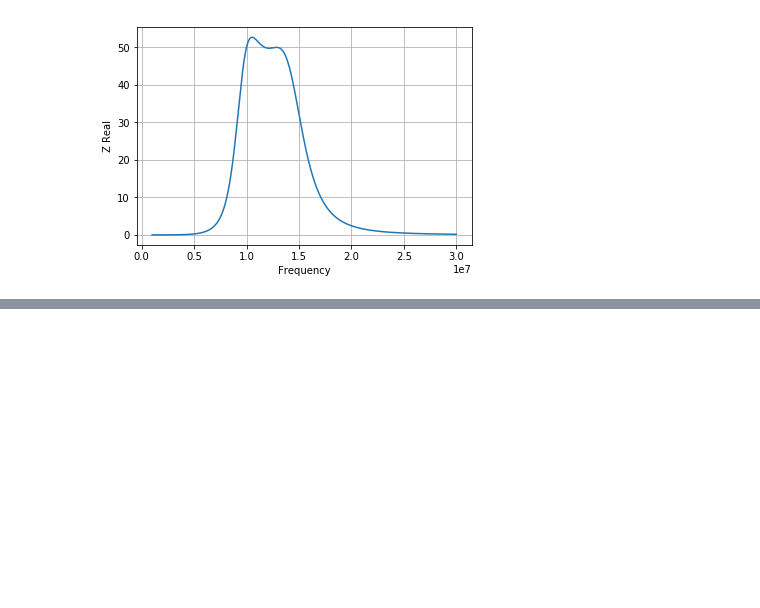
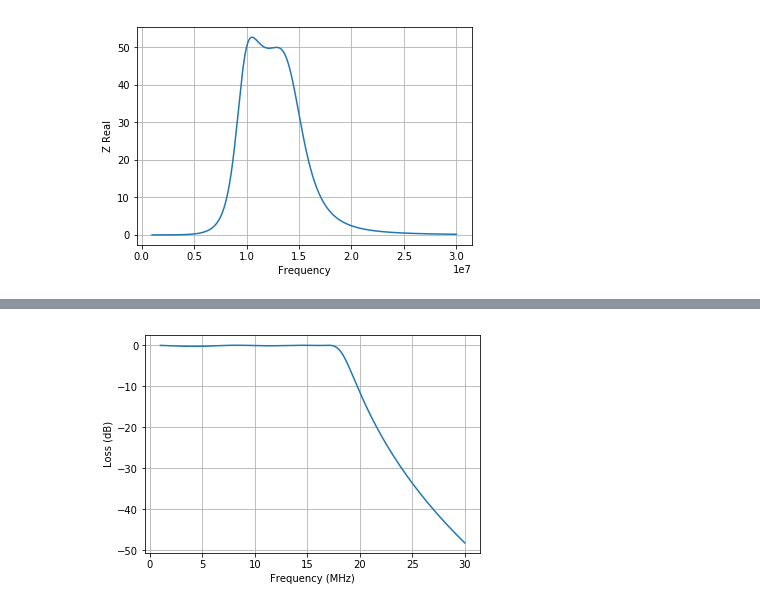
Before and after one commit to ttdoucet/impedance, a Jupyter notebook: impedance.ipynb, the cells around one changed output, grey strips where cells are left out. Saved outputs shown, nothing was run; the diff lists cells and outputs as text; code cells hidden in the pictures; blank space fills up the shorter version.

```diff
--- a/impedance.ipynb
+++ b/impedance.ipynb
@@ -239,0 +277,19 @@ def Attenuator(load):
+# %%
+# 8-16 MHz High Band
+
+C28 = Cap(240 * pF)
+L13 = Coil(0.600 * uH)
+C29 = Cap(430 * pF)
+L14 = Coil(0.646 * uH)
+C30 = Cap(430 * pF)
+L15 = Coil(0.600 * uH)
+C31 = Cap(240 * pF)
+
+def Pi_3_Section(p1, p2, p3, p4, p5, p6, p7, load):
+    return Parallel(p1, Series(p2, Parallel(p3, Series(p4, Parallel(p5, Series(p6, Parallel(p7, load)))))))
+
+LPF_8_16_HI = Pi_3_Section(C28, L13, C29, L14, C30, L15, C31, load=R_out)
+
+fplot(LPF_8_16_HI, Res(rsys), Res(rsys))
+# %% [output]
+[figure, added]
```
Also changed, not shown: parts of 3 cells of this notebook.
